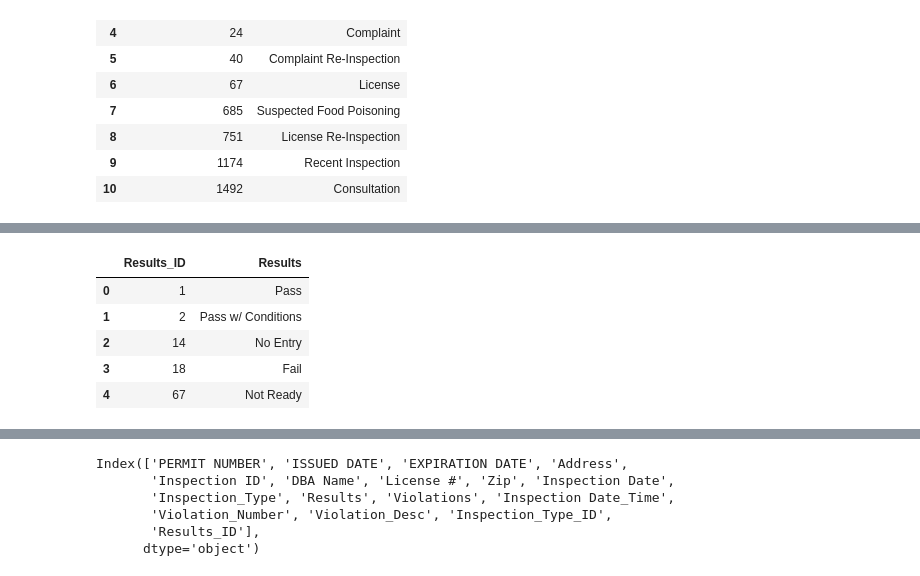
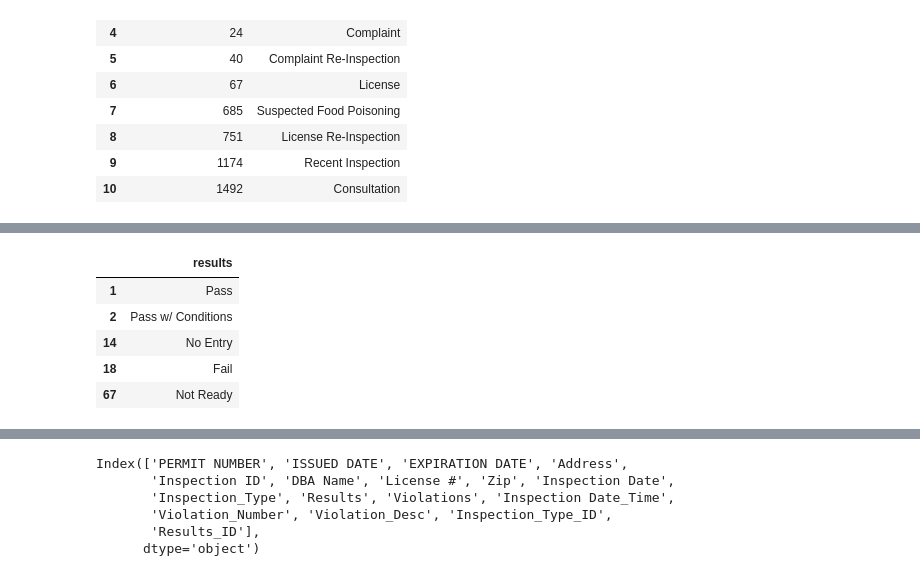
Before and after one commit to michellesimek/ETL_Project, a Jupyter notebook: project_EM.ipynb, the cells around one changed output, grey strips where cells are left out. Drawn from its saved outputs; the diff is of its cells as text; code cells hidden in the pictures.

```diff
--- a/project_EM.ipynb
+++ b/project_EM.ipynb
@@ -201,16 +203,15 @@ final_df.head()
 # %%
 Results_df = Join_df[['Results']]
 Results_df = Results_df.drop_duplicates(subset = ['Results'], keep='first')
-Results_df = Results_df.reset_index()
-Results_df = Results_df.rename(columns = {"index": "Results_ID"})
+Results_df = Results_df.rename(columns = {"index": "results_ID", "Results": "results"})
 Results_df.head()
 # %% [output]
-|  | Results_ID | Results |
-| 0 | 1 | Pass |
-| 1 | 2 | Pass w/ Conditions |
-| 2 | 14 | No Entry |
-| 3 | 18 | Fail |
-| 4 | 67 | Not Ready |
+|  | results |
+| 1 | Pass |
+| 2 | Pass w/ Conditions |
+| 14 | No Entry |
+| 18 | Fail |
+| 67 | Not Ready |
 # %%
 final_df = final_df.merge(Results_df, how= "inner", on='Results')
 final_df.head()
```
Also changed, not shown: parts of 10 cells of this notebook.
